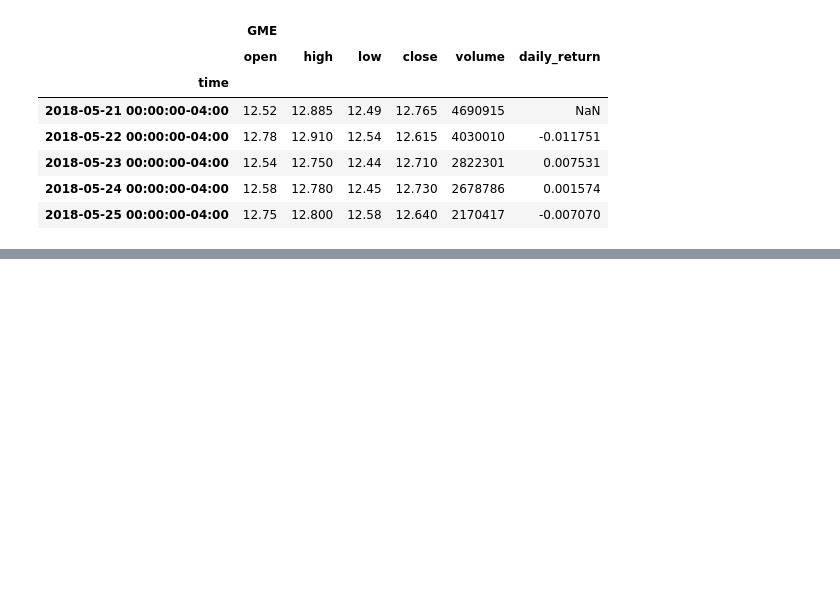
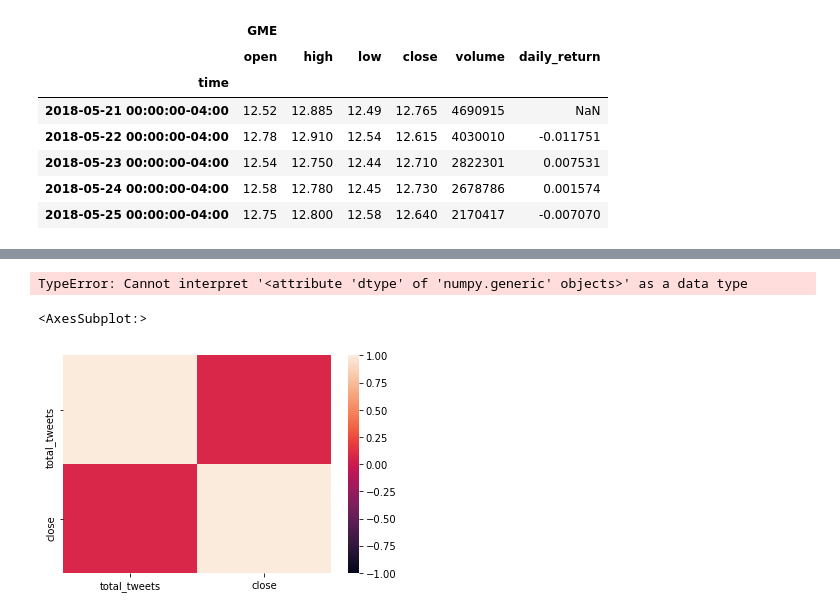
Before and after one commit to mhasnaind/Project1, a Jupyter notebook: Gamestop/Gamestop_data.ipynb, the cells around one changed output, grey strips where cells are left out. Saved outputs shown, nothing was run; the diff lists cells and outputs as text; code cells hidden in the pictures; blank space fills up the shorter version.

```diff
--- a/Gamestop/Gamestop_data.ipynb
+++ b/Gamestop/Gamestop_data.ipynb
@@ -240,0 +275,6 @@ Name: 2520, dtype: float64
+# %%
+import datetime as dt
+
+df_gamestop_2.index = df_gamestop_2.index.values.astype('datetime64[D]')
+df_gamestop_2.index = df_gamestop_2.index.set_names(['Date'])
+df_gamestop_2.tail()
@@ -240,0 +290,14 @@ Name: 2520, dtype: float64
+# %%
+result = pd.merge(twitter_data, df_gamestop_2['GME'], how='outer', on='Date')
+
+#result = df.join(twitter_data, df_gamestop_2)
+
+#result = twitter_data.join(pd.concat([df_gamestop_2], axis=1, keys=['Date']))
+
+#result.dropna(inplace = True)
+
+result = result.drop(['gamestock','gamestonk','gme','r/wallstreetbets'], axis =1)
+
+result = result.drop(['open','high','low','volume'], axis =1)
+
+result.head()
@@ -240,0 +314,4 @@ Name: 2520, dtype: float64
+# %%
+result_pct = result.pct_change()
+
+result_pct.head()
@@ -240,0 +326,16 @@ Name: 2520, dtype: float64
+# %%
+result_final = result_pct.dropna()
+result_final.head()
+
+result_final.plot()
+# %% [output]
+TypeError: Cannot interpret '<attribute 'dtype' of 'numpy.generic' objects>' as a data type
+# %%
+social_corr = result_final.corr()
+
+social_corr
+
+sns.heatmap(social_corr ,vmin=-1, vmax=1)
+# %% [output]
+<AxesSubplot:>
+[figure, added]
```
Also changed, not shown: parts of 14 cells of this notebook, 4 other files.
